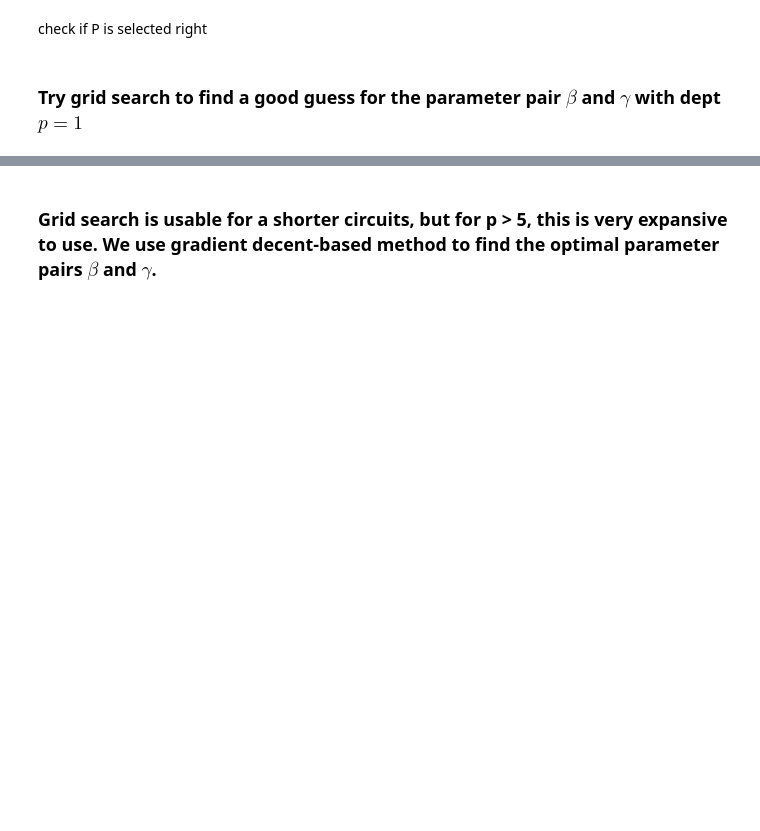
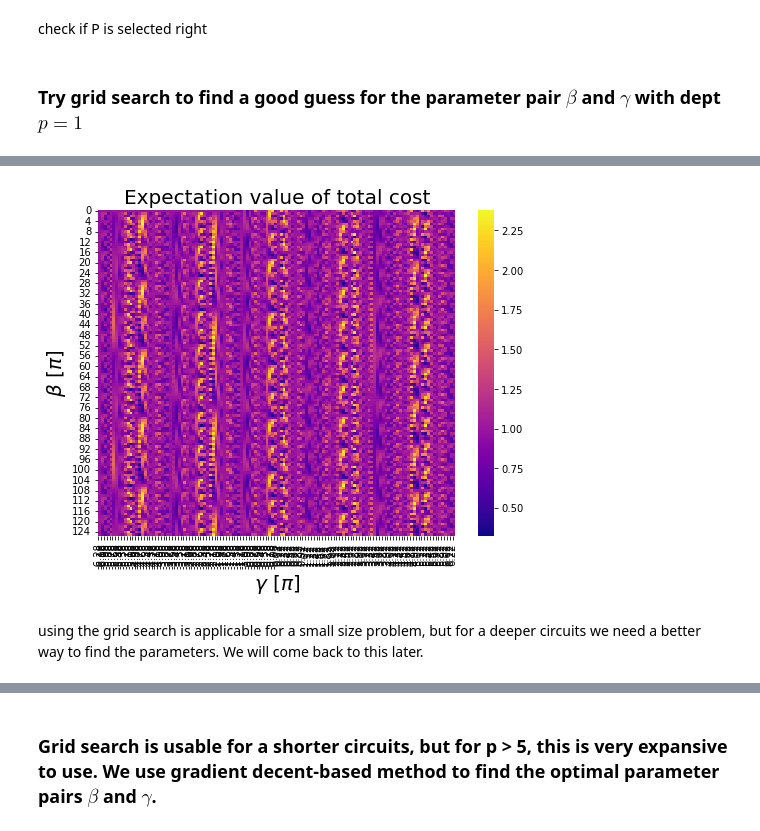
Before and after one commit to jimphon88/quantum-computing, a Jupyter notebook: mean variance optimization qaoa.ipynb, the cells around one changed output, grey strips where cells are left out. Drawn from its saved outputs; the diff is of its cells as text; code cells hidden in the pictures; blank space fills up the shorter version.

```diff
--- a/mean variance optimization qaoa.ipynb
+++ b/mean variance optimization qaoa.ipynb
@@ -424,30 +425,0 @@ from qiskit.opflow.primitive_ops   import CircuitOp
-# %%
-
-qc = QuantumCircuit(n)
-start = 0
-while start < p:
-    beta  = beta_list[start]
-    gamma = gamma_list[start]
-
-    for i in range(n-1):
-        for j in range(i+1,n):
-            # first, add CNOT gate from i to j
-            # second, rotate j along the z axis by gamma
-            # finally, add another CNOT gate from i to j
-            qc.rzz(gamma * 2 * J[i][j], i, j)
-        qc.barrier()
-    qc.rzz(gamma * 2 * J[n-1][0], n-1, 0)
-    qc.barrier()
-
-    for i in range(n):
-        qc.rz(gamma * h[i], i)
-
-    for i in range(n):
-        # rotate i along the x axis by beta
-        qc.rx(2 * (beta), i)
-    start += 1
-
-psi = QuantumCircuit(n)
-for i in range(n):
-    psi.h(i)
-psi = CircuitStateFn(psi)
@@ -496,14 +450,23 @@ for count in report:
 # %%
 fig, ax = plt.subplots(figsize=(8,6))
 sns.heatmap(expected_loss, cbar=True,cmap='plasma')
 ax.set_title('Expectation value of total cost',size=20)
 ax.set_xlabel(r'$\gamma \ [\pi]$',size=20)
 ax.set_ylabel(r'$\beta \ [\pi]$',size=20)
+xticks = list(range(len(expected_loss[0])))
+xlabels = 2*iter_list
+xlabels = np.around(xlabels,decimals=2)
+ax.set_xticks(xticks)
+ax.set_xticklabels(xlabels)
 text = r'''
         Figure {}: $\langle \psi(\gamma,\beta)|C(z)|\psi(\gamma,\beta) \rangle$ using input data.
         '''.format(1)
 # plt.text(loc='bottom', ha='left', size=12)
 plt.show()
+# %% [output]
+[figure, added]
+# %% [markdown]
+using the grid search is applicable for a small size problem, but for a deeper circuits we need a better way to find the parameters. We will come back to this later.
 # %%
 X = 2*iter_list
 Y = 2*iter_list
```
Also changed, not shown: parts of 22 cells of this notebook.
